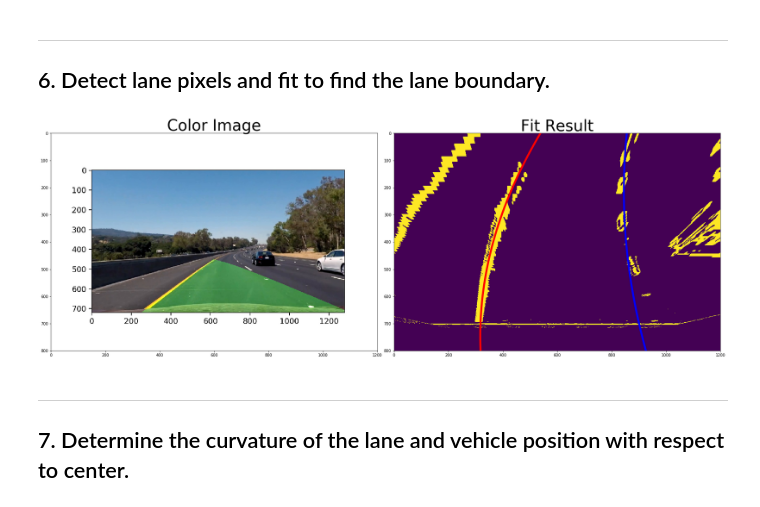
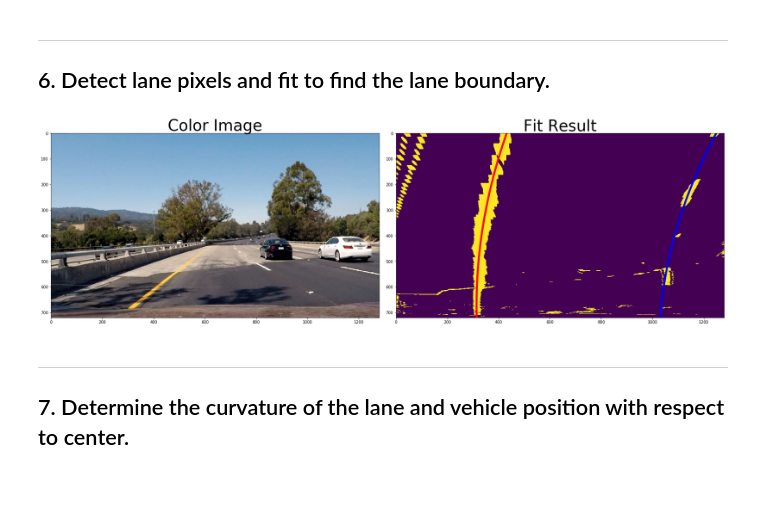
Before and after one commit to archzzz/CarND-Advanced-Lane-Lines, a Jupyter notebook: submit/advancedLane.ipynb, the cells around one changed output. Saved outputs shown, nothing was run; the diff lists cells and outputs as text; code cells hidden in the pictures.

```diff
--- a/submit/advancedLane.ipynb
+++ b/submit/advancedLane.ipynb
@@ -357,32 +357,32 @@ def look_ahead(img, count, line):
         return sliding_window(img, count, line)
 # %%
 images = glob.glob('../test_images/test*.jpg')
-tst_img = mpimg.imread(images[7])
+tst_img = mpimg.imread(images[3])
 
 margin = 100
 ploty = np.linspace(0, tst_img.shape[0]-1, tst_img.shape[0])
 line = Line()
 
 binary = binary_image(tst_img)
 warped, M = perspective_transform(binary)
 line = sliding_window(warped, 1, line)
 
 # Plot the result
 f, (ax1, ax2) = plt.subplots(1, 2, figsize=(24, 9))
 f.tight_layout()
 
 ax1.imshow(tst_img)
 ax1.set_title('Color Image', fontsize=40)
 
 ax2.imshow(warped)
 ax2.plot(line.recent_xfitted[0], ploty, color='red', linewidth=5.0)
 ax2.plot(line.recent_xfitted[1], ploty, color='blue', linewidth=5.0)
 ax2.set_title('Fit Result', fontsize=40)
 
 plt.subplots_adjust(left=0., right=1, top=0.9, bottom=0.)
 f.savefig("../output_images/bad1.jpg")
 # %% [output]
-[figure, old version]
+[figure, new version]
 # %% [markdown]
 ---
 ## 7. Determine the curvature of the lane and vehicle position with respect to center.
```
Also changed, not shown: parts of 1 cell of this notebook.
